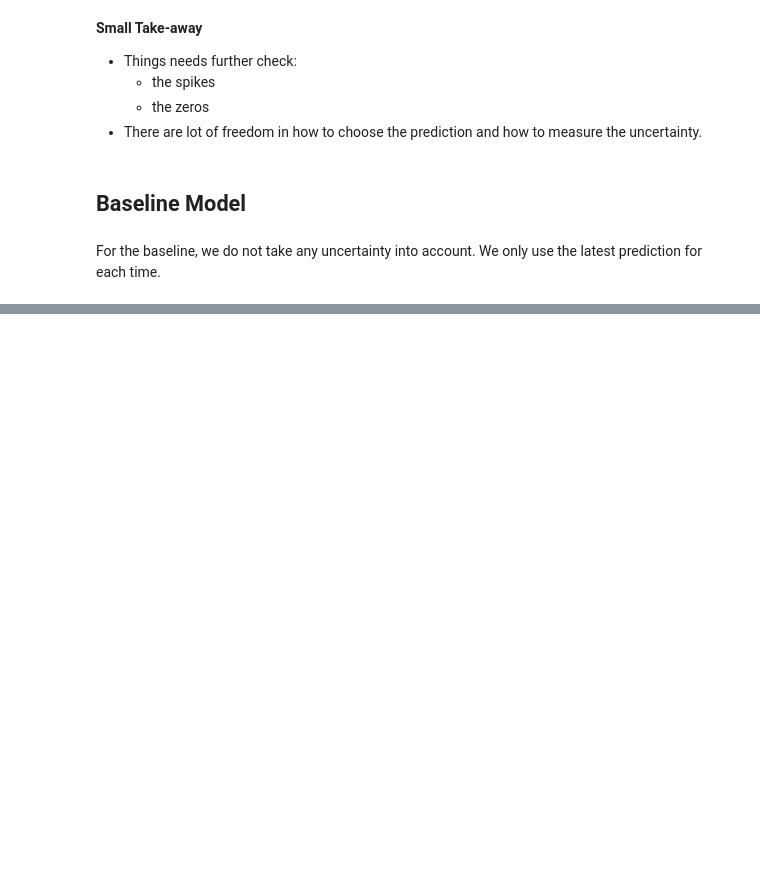
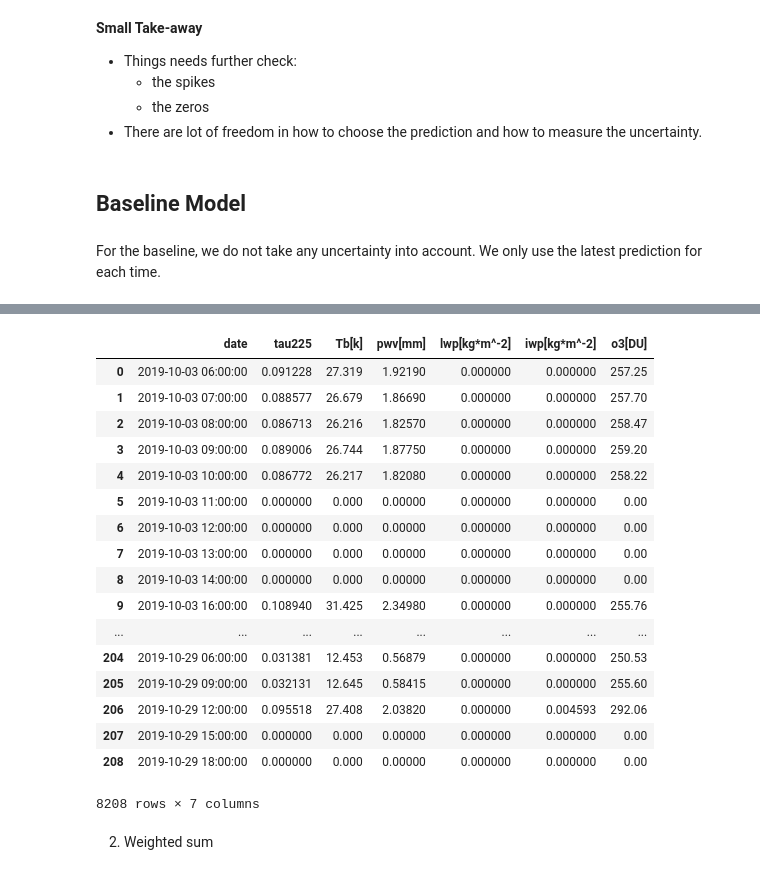
Before and after one commit to Ziyi415/AC297r_2019_BlackHole, a Jupyter notebook: notebooks/EDA.ipynb, the cells around one changed output, grey strips where cells are left out. Cells and saved outputs as stored; diff of their text form; code cells hidden in the pictures; blank space fills up the shorter version.

```diff
--- a/notebooks/EDA.ipynb
+++ b/notebooks/EDA.ipynb
@@ -162,0 +194,23 @@ For the baseline, we do not take any uncertainty into account. We only use the l
+# %%
+df_all.
+# %% [output]
+|  | date | tau225 | Tb[k] | pwv[mm] | lwp[kg*m^-2] | iwp[kg*m^-2] | o3[DU] |
+| 0 | 2019-10-03 06:00:00 | 0.091228 | 27.319 | 1.92190 | 0.000000 | 0.000000 | 257.25 |
+| 1 | 2019-10-03 07:00:00 | 0.088577 | 26.679 | 1.86690 | 0.000000 | 0.000000 | 257.70 |
+| 2 | 2019-10-03 08:00:00 | 0.086713 | 26.216 | 1.82570 | 0.000000 | 0.000000 | 258.47 |
+| 3 | 2019-10-03 09:00:00 | 0.089006 | 26.744 | 1.87750 | 0.000000 | 0.000000 | 259.20 |
+| 4 | 2019-10-03 10:00:00 | 0.086772 | 26.217 | 1.82080 | 0.000000 | 0.000000 | 258.22 |
+| 5 | 2019-10-03 11:00:00 | 0.000000 | 0.000 | 0.00000 | 0.000000 | 0.000000 | 0.00 |
+| 6 | 2019-10-03 12:00:00 | 0.000000 | 0.000 | 0.00000 | 0.000000 | 0.000000 | 0.00 |
+| 7 | 2019-10-03 13:00:00 | 0.000000 | 0.000 | 0.00000 | 0.000000 | 0.000000 | 0.00 |
+| 8 | 2019-10-03 14:00:00 | 0.000000 | 0.000 | 0.00000 | 0.000000 | 0.000000 | 0.00 |
+| 9 | 2019-10-03 16:00:00 | 0.108940 | 31.425 | 2.34980 | 0.000000 | 0.000000 | 255.76 |
+| ... | ... | ... | ... | ... | ... | ... | ... |
+| 204 | 2019-10-29 06:00:00 | 0.031381 | 12.453 | 0.56879 | 0.000000 | 0.000000 | 250.53 |
+| 205 | 2019-10-29 09:00:00 | 0.032131 | 12.645 | 0.58415 | 0.000000 | 0.000000 | 255.60 |
+| 206 | 2019-10-29 12:00:00 | 0.095518 | 27.408 | 2.03820 | 0.000000 | 0.004593 | 292.06 |
+| 207 | 2019-10-29 15:00:00 | 0.000000 | 0.000 | 0.00000 | 0.000000 | 0.000000 | 0.00 |
+| 208 | 2019-10-29 18:00:00 | 0.000000 | 0.000 | 0.00000 | 0.000000 | 0.000000 | 0.00 |
+8208 rows × 7 columns
+# %% [markdown]
+2. Weighted sum
```
Also changed, not shown: parts of 11 cells of this notebook.
